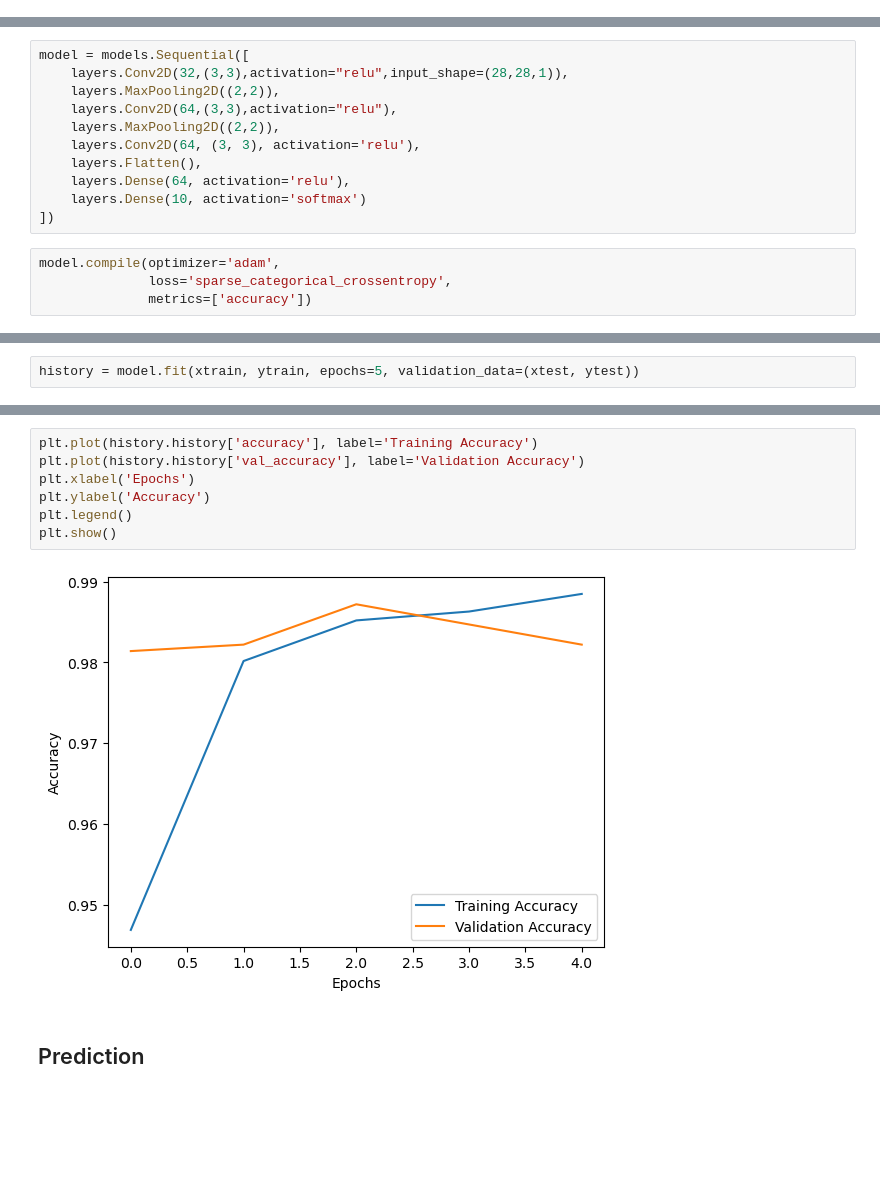
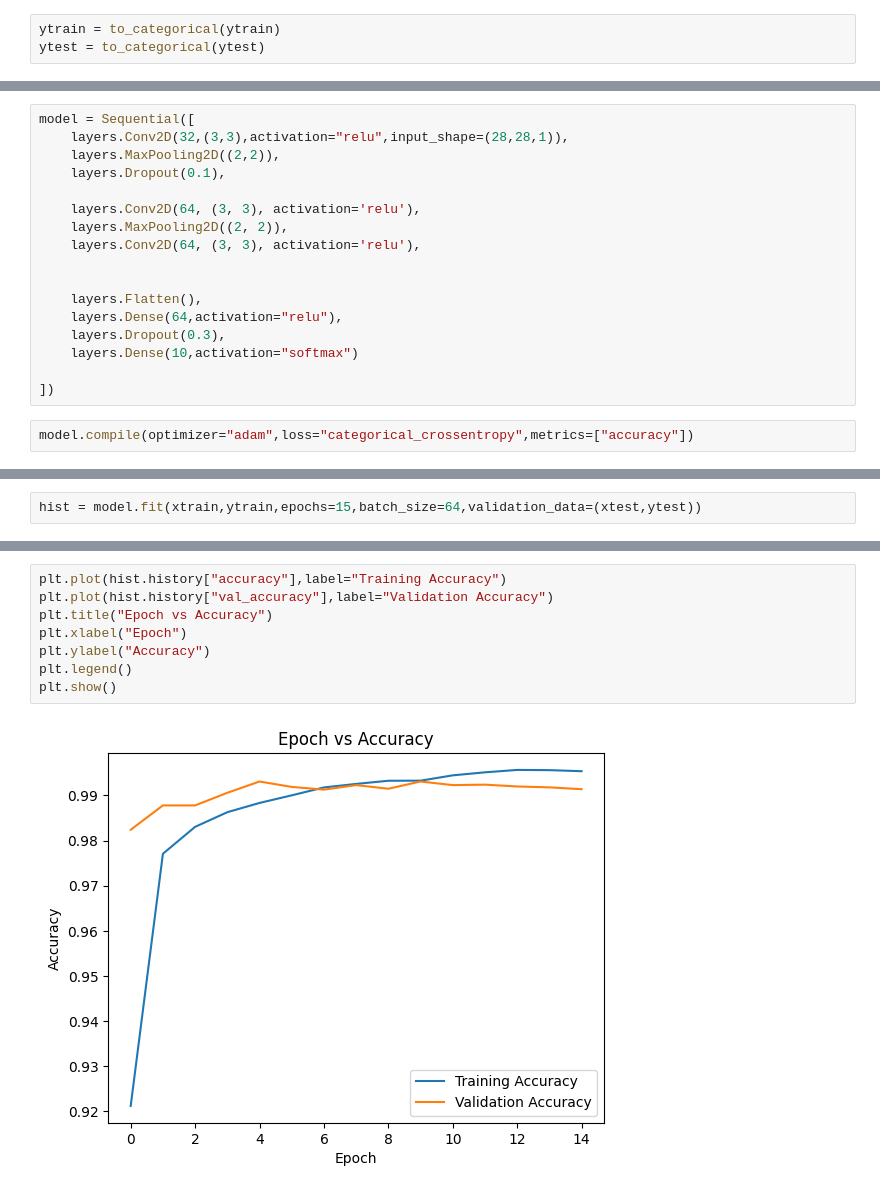
Before and after one commit to msaakaash/deepLearning, a Jupyter notebook: Convolutional Neural Network/mnist.ipynb, the cells around one changed output, grey strips where cells are left out. Cells and saved outputs as stored; diff of their text form; blank space fills up the shorter version.

```diff
--- a/Convolutional Neural Network/mnist.ipynb
+++ b/Convolutional Neural Network/mnist.ipynb
@@ -15 +22,4 @@ xtest = xtest.reshape(-1,28,28,1)
+# %%
+ytrain = to_categorical(ytrain)
+ytest = to_categorical(ytest)
 # %% [markdown]
@@ -17,15 +27,19 @@ xtest = xtest.reshape(-1,28,28,1)
 # %%
-model = models.Sequential([
+model = Sequential([
     layers.Conv2D(32,(3,3),activation="relu",input_shape=(28,28,1)),
     layers.MaxPooling2D((2,2)),
-    layers.Conv2D(64,(3,3),activation="relu"),
-    layers.MaxPooling2D((2,2)),
+    layers.Dropout(0.1),
+
     layers.Conv2D(64, (3, 3), activation='relu'),
+    layers.MaxPooling2D((2, 2)),
+    layers.Conv2D(64, (3, 3), activation='relu'),
+
+
     layers.Flatten(),
-    layers.Dense(64, activation='relu'),
-    layers.Dense(10, activation='softmax')
+    layers.Dense(64,activation="relu"),
+    layers.Dropout(0.3),
+    layers.Dense(10,activation="softmax")
+
 ])
 # %%
-model.compile(optimizer='adam',
-              loss='sparse_categorical_crossentropy',
-              metrics=['accuracy'])
+model.compile(optimizer="adam",loss="categorical_crossentropy",metrics=["accuracy"])
@@ -32,3 +48,3 @@ model.compile(optimizer='adam',
 # %%
-history = model.fit(xtrain, ytrain, epochs=5, validation_data=(xtest, ytest))
+hist = model.fit(xtrain,ytrain,epochs=15,batch_size=64,validation_data=(xtest,ytest))
 # %% [output]
@@ -55,11 +70,10 @@ Test Accuracy: 0.9822
 # %%
-plt.plot(history.history['accuracy'], label='Training Accuracy')
-plt.plot(history.history['val_accuracy'], label='Validation Accuracy')
-plt.xlabel('Epochs')
-plt.ylabel('Accuracy')
+plt.plot(hist.history["accuracy"],label="Training Accuracy")
+plt.plot(hist.history["val_accuracy"],label="Validation Accuracy")
+plt.title("Epoch vs Accuracy")
+plt.xlabel("Epoch")
+plt.ylabel("Accuracy")
 plt.legend()
 plt.show()
 # %% [output]
-[figure, old version]
+[figure, new version]
-# %% [markdown]
-## Prediction
```
Also changed, not shown: parts of 18 cells of this notebook, 2 other files.
